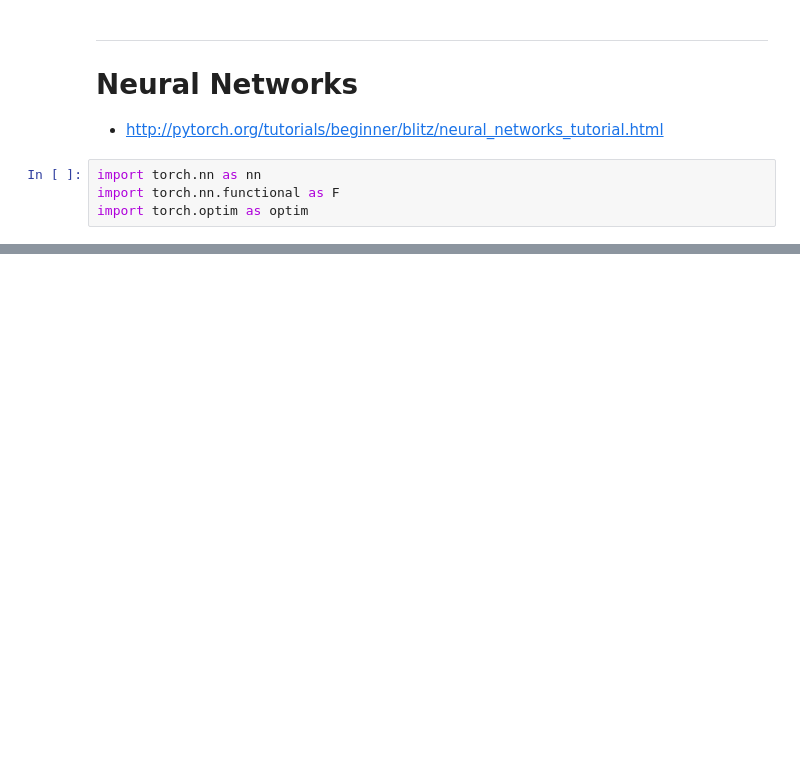
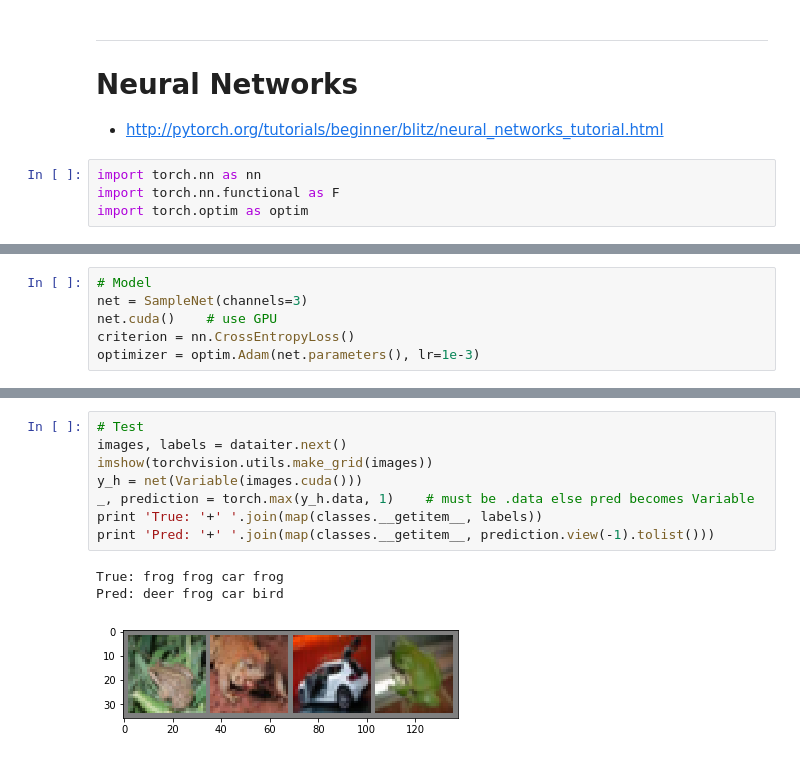
Before and after one commit to ffabulous/dl-pytorch, a Jupyter notebook: beginner_tutorial.ipynb, the cells around one changed output, grey strips where cells are left out. Cells and saved outputs as stored; diff of their text form; blank space fills up the shorter version.

```diff
--- a/beginner_tutorial.ipynb
+++ b/beginner_tutorial.ipynb
@@ -161,0 +216,6 @@ Variable containing:
+# %%
+# Model
+net = SampleNet(channels=3)
+net.cuda()    # use GPU
+criterion = nn.CrossEntropyLoss()
+optimizer = optim.Adam(net.parameters(), lr=1e-3)
@@ -161,0 +255,12 @@ Variable containing:
+# %%
+# Test
+images, labels = dataiter.next()
+imshow(torchvision.utils.make_grid(images))
+y_h = net(Variable(images.cuda()))
+_, prediction = torch.max(y_h.data, 1)    # must be .data else pred becomes Variable
+print 'True: '+' '.join(map(classes.__getitem__, labels))
+print 'Pred: '+' '.join(map(classes.__getitem__, prediction.view(-1).tolist()))
+# %% [output]
+True: frog frog car frog
+Pred: deer frog car bird
+[figure, added]
```
Also changed, not shown: parts of 21 cells of this notebook, 1 other file.
